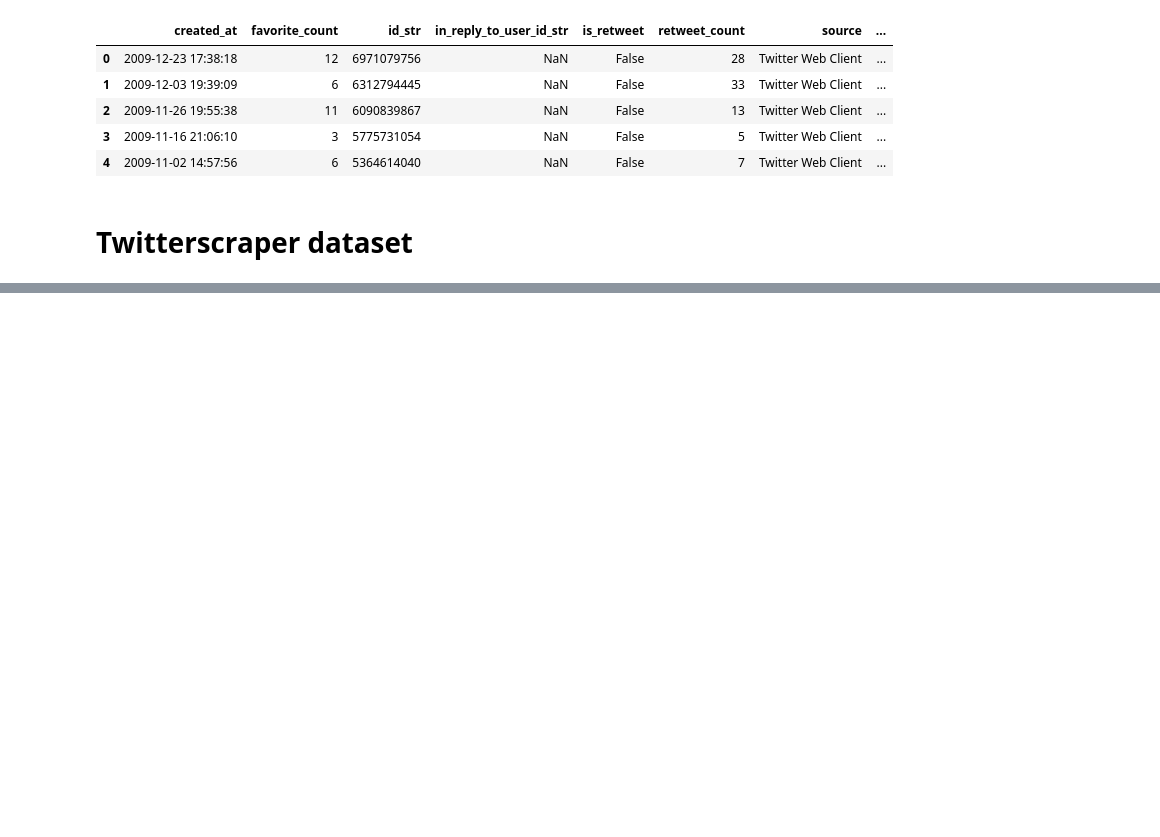
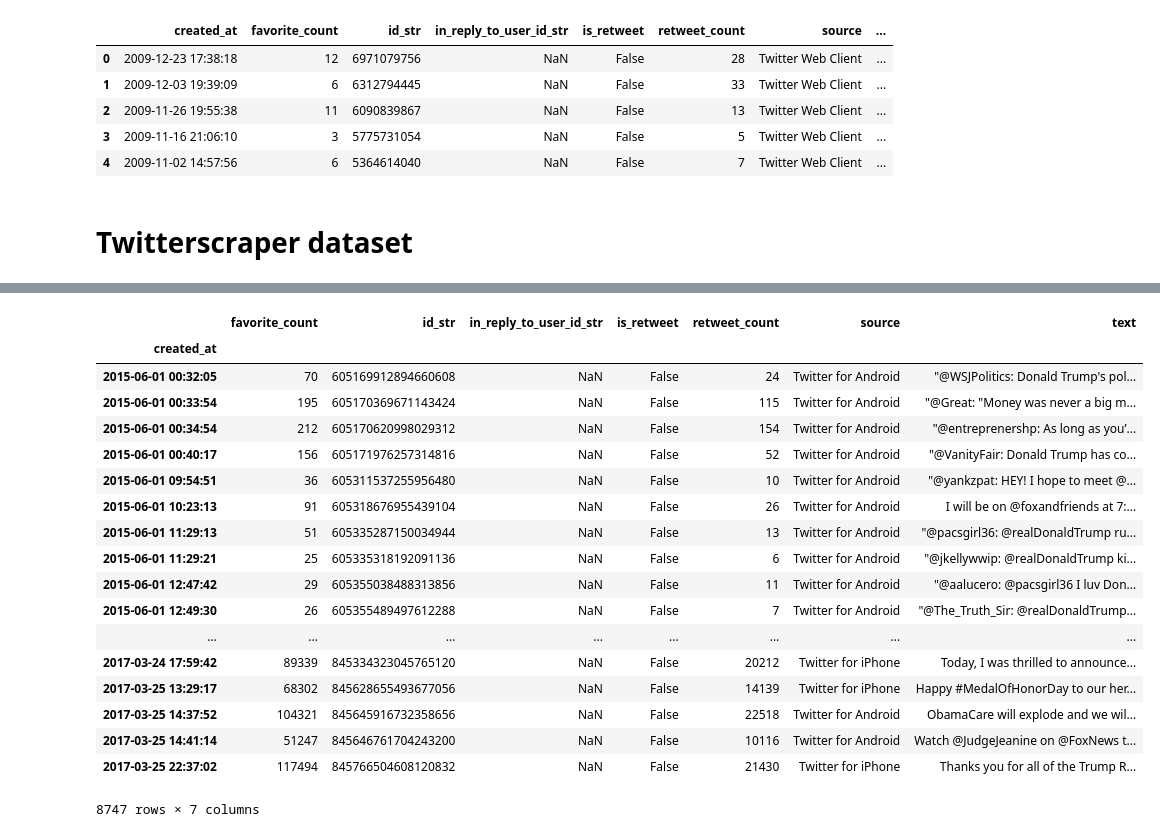
Before and after one commit to raffg/trump-tweet-author-identification, a Jupyter notebook: exploratory_data_analysis.ipynb, the cells around one changed output, grey strips where cells are left out. Cells and saved outputs as stored; diff of their text form; code cells hidden in the pictures; blank space fills up the shorter version.

```diff
--- a/exploratory_data_analysis.ipynb
+++ b/exploratory_data_analysis.ipynb
@@ -119,0 +219,30 @@ condensed.head()
+# %%
+mask = (condensed['created_at'] > '2015-06-01') & (condensed['created_at'] <= '2017-03-26')
+# %%
+train = condensed.loc[mask]
+# %%
+train = train.sort_values('created_at')
+# %%
+train = train.set_index('created_at')
+# %%
+train
+# %% [output]
+|  | favorite_count | id_str | in_reply_to_user_id_str | is_retweet | retweet_count | source | text |
+| created_at |  |  |  |  |  |  |  |
+| 2015-06-01 00:32:05 | 70 | 605169912894660608 | NaN | False | 24 | Twitter for Android | "@WSJPolitics: Donald Trump's pol... |
+| 2015-06-01 00:33:54 | 195 | 605170369671143424 | NaN | False | 115 | Twitter for Android | "@Great: "Money was never a big m... |
+| 2015-06-01 00:34:54 | 212 | 605170620998029312 | NaN | False | 154 | Twitter for Android | "@entreprenershp: As long as you’... |
+| 2015-06-01 00:40:17 | 156 | 605171976257314816 | NaN | False | 52 | Twitter for Android | "@VanityFair: Donald Trump has co... |
+| 2015-06-01 09:54:51 | 36 | 605311537255956480 | NaN | False | 10 | Twitter for Android | "@yankzpat: HEY! I hope to meet @... |
+| 2015-06-01 10:23:13 | 91 | 605318676955439104 | NaN | False | 26 | Twitter for Android | I will be on @foxandfriends at 7:... |
+| 2015-06-01 11:29:13 | 51 | 605335287150034944 | NaN | False | 13 | Twitter for Android | "@pacsgirl36: @realDonaldTrump ru... |
+| 2015-06-01 11:29:21 | 25 | 605335318192091136 | NaN | False | 6 | Twitter for Android | "@jkellywwip: @realDonaldTrump ki... |
+| 2015-06-01 12:47:42 | 29 | 605355038488313856 | NaN | False | 11 | Twitter for Android | "@aalucero: @pacsgirl36 I luv Don... |
+| 2015-06-01 12:49:30 | 26 | 605355489497612288 | NaN | False | 7 | Twitter for Android | "@The_Truth_Sir: @realDonaldTrump... |
+| ... | ... | ... | ... | ... | ... | ... | ... |
+| 2017-03-24 17:59:42 | 89339 | 845334323045765120 | NaN | False | 20212 | Twitter for iPhone | Today, I was thrilled to announce... |
+| 2017-03-25 13:29:17 | 68302 | 845628655493677056 | NaN | False | 14139 | Twitter for iPhone | Happy #MedalOfHonorDay to our her... |
+| 2017-03-25 14:37:52 | 104321 | 845645916732358656 | NaN | False | 22518 | Twitter for Android | ObamaCare will explode and we wil... |
+| 2017-03-25 14:41:14 | 51247 | 845646761704243200 | NaN | False | 10116 | Twitter for Android | Watch @JudgeJeanine on @FoxNews t... |
+| 2017-03-25 22:37:02 | 117494 | 845766504608120832 | NaN | False | 21430 | Twitter for iPhone | Thanks you for all of the Trump R... |
+8747 rows × 7 columns
```
Also changed, not shown: parts of 11 cells of this notebook, 2 other files.
